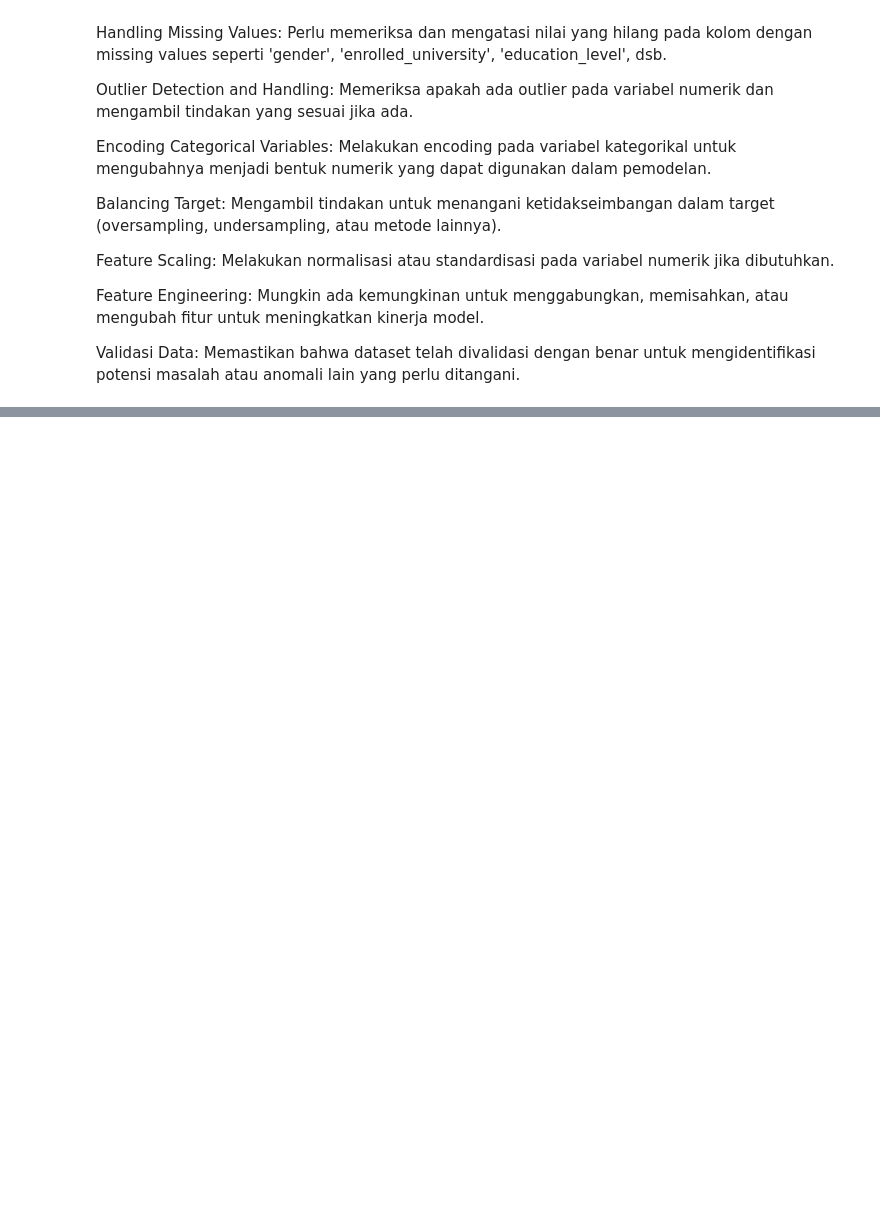
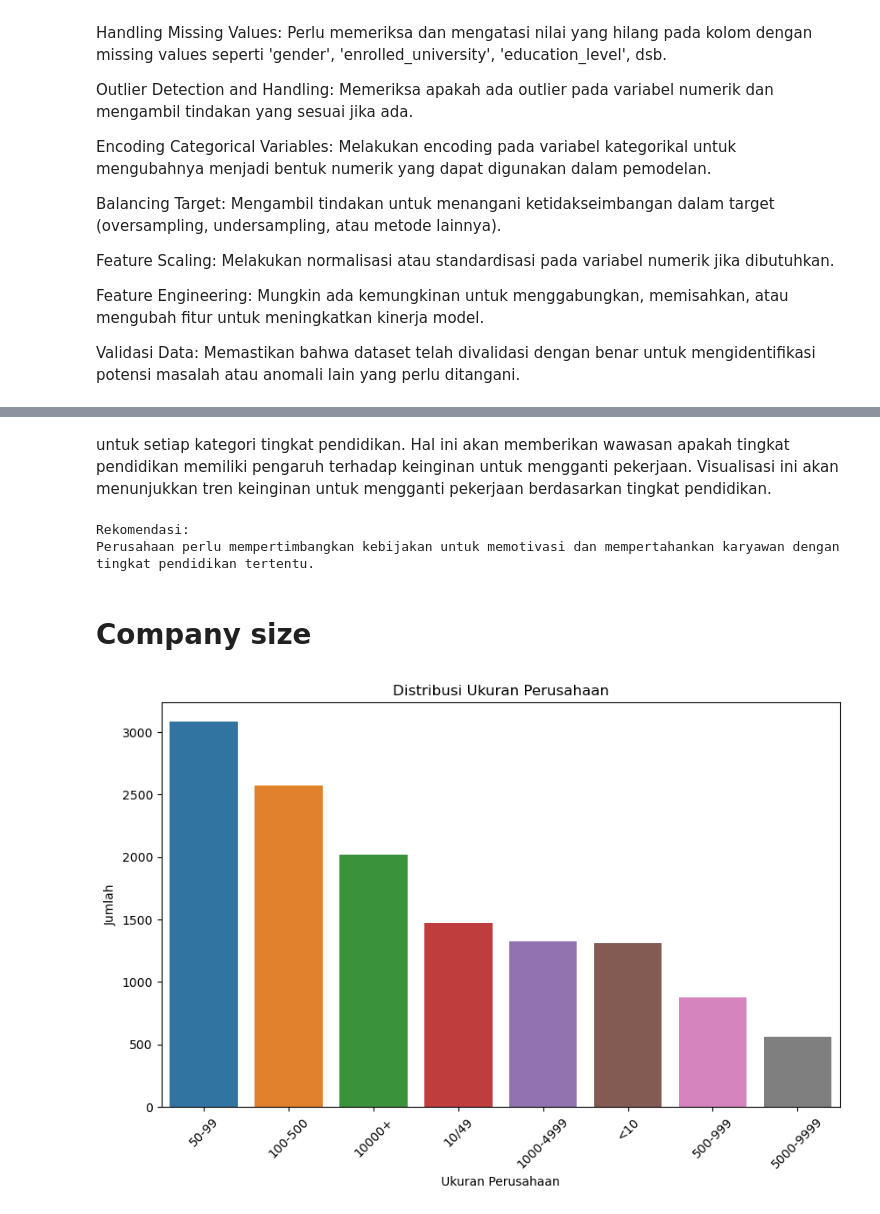
Before and after one commit to fachri34/Final-Project-Data-Science, a Jupyter notebook: HR Analytics.ipynb, the cells around one changed output, grey strips where cells are left out. Cells and saved outputs as stored; diff of their text form; code cells hidden in the pictures; blank space fills up the shorter version.

```diff
--- a/HR Analytics.ipynb
+++ b/HR Analytics.ipynb
@@ -416,0 +477,25 @@ Validasi Data: Memastikan bahwa dataset telah divalidasi dengan benar untuk meng
+# %% [markdown]
+untuk setiap kategori tingkat pendidikan. Hal ini akan memberikan wawasan apakah tingkat pendidikan memiliki pengaruh terhadap keinginan untuk mengganti pekerjaan. Visualisasi ini akan menunjukkan tren keinginan untuk mengganti pekerjaan berdasarkan tingkat pendidikan.
+# %%
+# Rekomendasi berdasarkan analisis
+print("Rekomendasi:")
+print("Perusahaan perlu mempertimbangkan kebijakan untuk memotivasi dan mempertahankan karyawan dengan tingkat pendidikan tertentu.")
+# %% [output]
+Rekomendasi:
+Perusahaan perlu mempertimbangkan kebijakan untuk memotivasi dan mempertahankan karyawan dengan tingkat pendidikan tertentu.
+# %% [markdown]
+# Company size
+# %%
+# Menghitung frekuensi masing-masing ukuran perusahaan
+company_size_counts = df['company_size'].value_counts()
+
+# Visualisasi distribusi ukuran perusahaan
+plt.figure(figsize=(10, 6))
+sns.barplot(x=company_size_counts.index, y=company_size_counts.values)
+plt.title('Distribusi Ukuran Perusahaan')
+plt.xlabel('Ukuran Perusahaan')
+plt.ylabel('Jumlah')
+plt.xticks(rotation=45)
+plt.show()
+# %% [output]
+[figure, added]
```
Also changed, not shown: parts of 9 cells of this notebook, 1 other file.
